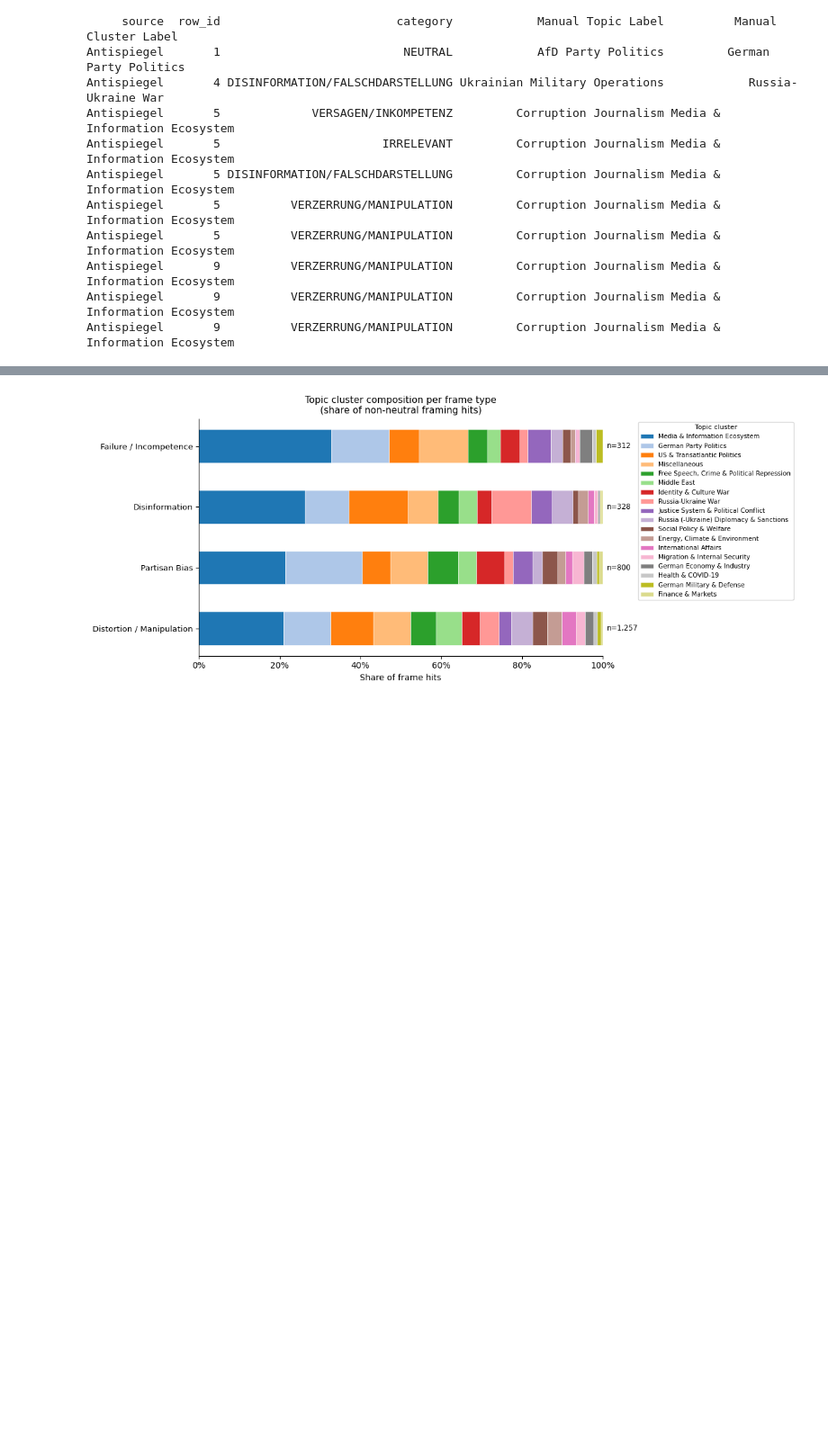
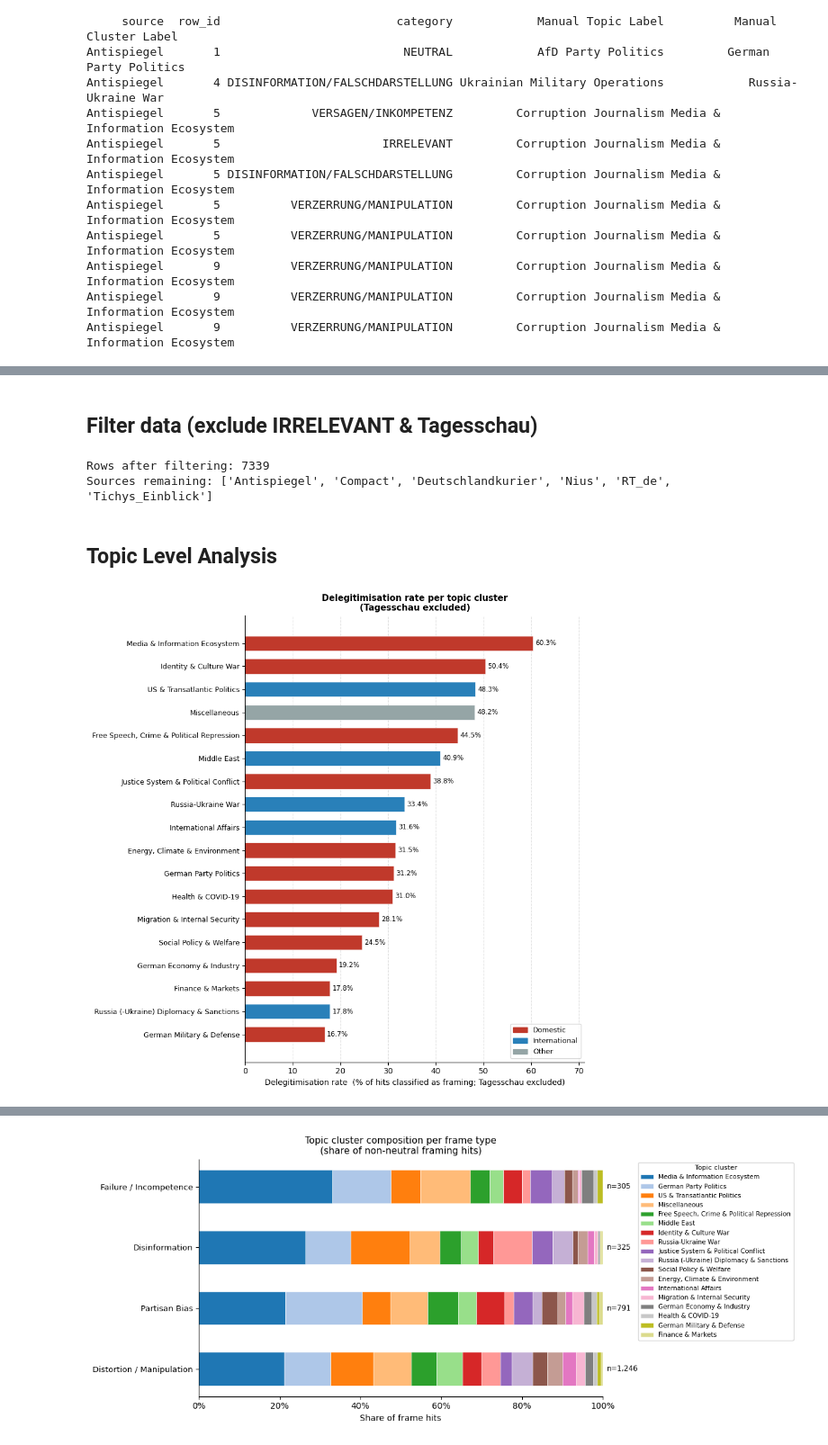
Before and after one commit to mattishaumann/Thesis, a Jupyter notebook: 03_Framing/Media_Framing_Analysis/Framing_Topic_Analysis.ipynb, the cells around one changed output, grey strips where cells are left out. Shown at 90% size. Saved outputs shown, nothing was run; the diff lists cells and outputs as text; code cells hidden in the pictures; blank space fills up the shorter version.

Commit message:
further work on visualizations

```diff
--- a/03_Framing/Media_Framing_Analysis/Framing_Topic_Analysis.ipynb
+++ b/03_Framing/Media_Framing_Analysis/Framing_Topic_Analysis.ipynb
@@ -120,0 +48,75 @@ plt.show()
+# %% [markdown]
+## Filter data (exclude IRRELEVANT & Tagesschau)
+# %%
+df = df[df['category'] != 'IRRELEVANT']
+df = df[df['source']   != 'Tagesschau']
+
+print(f"Rows after filtering: {len(df)}")
+print(f"Sources remaining: {sorted(df['source'].unique())}")
+# %% [output]
+Rows after filtering: 7339
+Sources remaining: ['Antispiegel', 'Compact', 'Deutschlandkurier', 'Nius', 'RT_de', 'Tichys_Einblick']
+# %% [markdown]
+## Topic Level Analysis
+# %%
+# ── Delegitimisation rate per topic cluster, coloured by geography ────────────
+import matplotlib.pyplot as plt
+DOMESTIC = {
+    "Social Policy & Welfare",
+    "Health & COVID-19",
+    "Energy, Climate & Environment",
+    "German Economy & Industry",
+    "Migration & Internal Security",
+    "German Party Politics",
+    "Free Speech, Crime & Political Repression",
+    "Media & Information Ecosystem",
+    "Justice System & Political Conflict",
+    "Identity & Culture War",
+    "Finance & Markets",
+    "German Military & Defense",
+}
+INTERNATIONAL = {
+    "Middle East",
+    "Russia (-Ukraine) Diplomacy & Sanctions",
+    "US & Transatlantic Politics",
+    "Russia-Ukraine War",
+    "International Affairs",
+}
+
+
+GEO_COLOR = {"Domestic": "#c0392b", "International": "#2980b9", "Other": "#95a5a6"}
+
+def _geo(c):
+    return "Domestic" if c in DOMESTIC else "International" if c in INTERNATIONAL else "Other"
+
+df_known = df.dropna(subset=["Manual Cluster Label"]).copy()
+df_known["Manual Cluster Label"] = df_known["Manual Cluster Label"].str.rstrip("#").str.strip()
+
+total_c   = df_known.groupby("Manual Cluster Label").size()
+framing_c = df_known[df_known["category"] != "NEUTRAL"].groupby("Manual Cluster Label").size()
+
+deleg = ((framing_c / total_c) * 100).dropna().sort_values(ascending=True)
+colors = [GEO_COLOR[_geo(c)] for c in deleg.index]
+
+fig, ax = plt.subplots(figsize=(9, max(5, len(deleg) * 0.5)))
+bars = ax.barh(deleg.index, deleg.values, color=colors, edgecolor="white", linewidth=0.4, height=0.65)
+
+for bar, val in zip(bars, deleg.values):
+    ax.text(val + 0.5, bar.get_y() + bar.get_height() / 2,
+            f"{val:.1f}%", va="center", fontsize=8.5)
+
+ax.set_xlabel("Delegitimisation rate  (% of hits classified as framing; Tagesschau excluded)", fontsize=10)
+ax.set_xlim(0, deleg.max() * 1.18)
+ax.set_title("Delegitimisation rate per topic cluster\n(Tagesschau excluded)", fontsize=11, fontweight="bold")
+ax.spines[["top", "right"]].set_visible(False)
+ax.xaxis.grid(True, linestyle="--", alpha=0.35)
+ax.set_axisbelow(True)
+ax.tick_params(axis="y", labelsize=9)
+
+from matplotlib.patches import Patch
+ax.legend(handles=[Patch(color=v, label=k) for k, v in GEO_COLOR.items()],
+          loc="lower right", fontsize=9, frameon=True)
+plt.tight_layout()
+plt.show()
+# %% [output]
+[figure, added]
```
Also changed, not shown: parts of 15 cells of this notebook, 14 other files.
